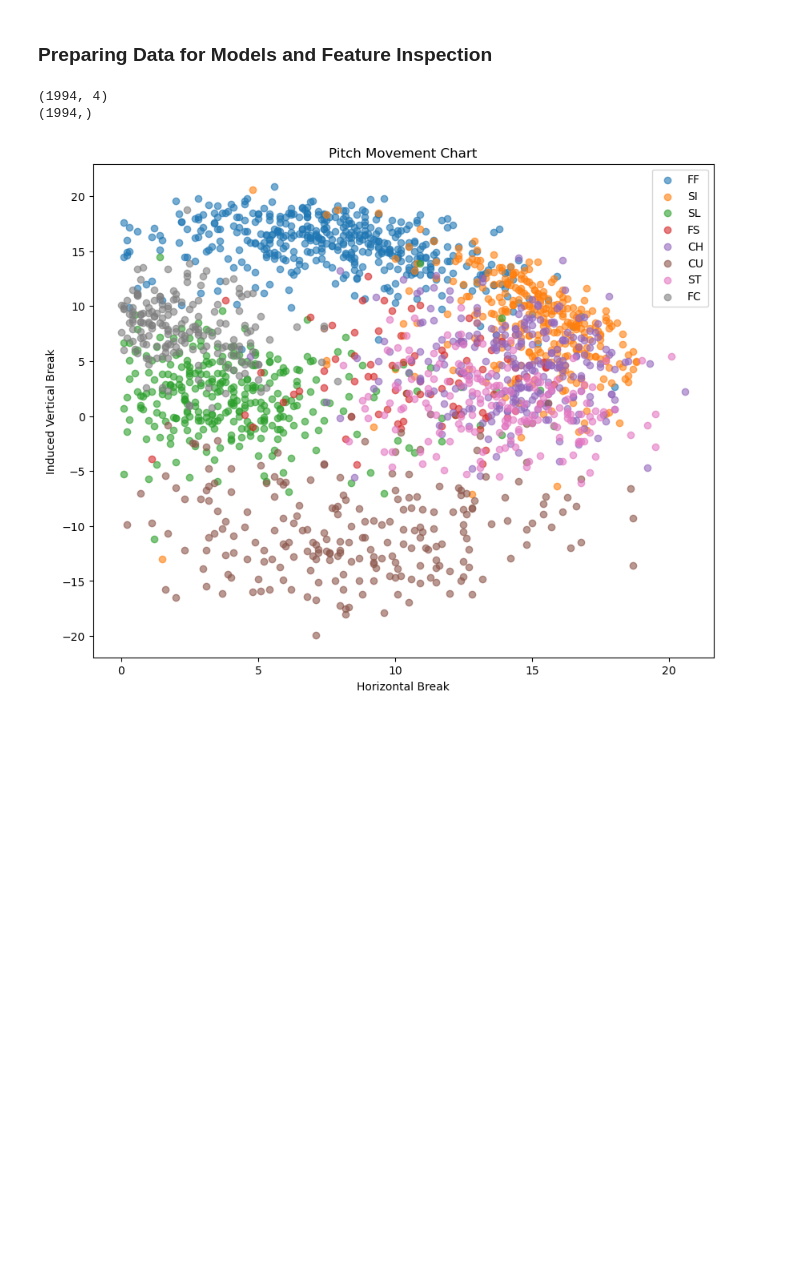
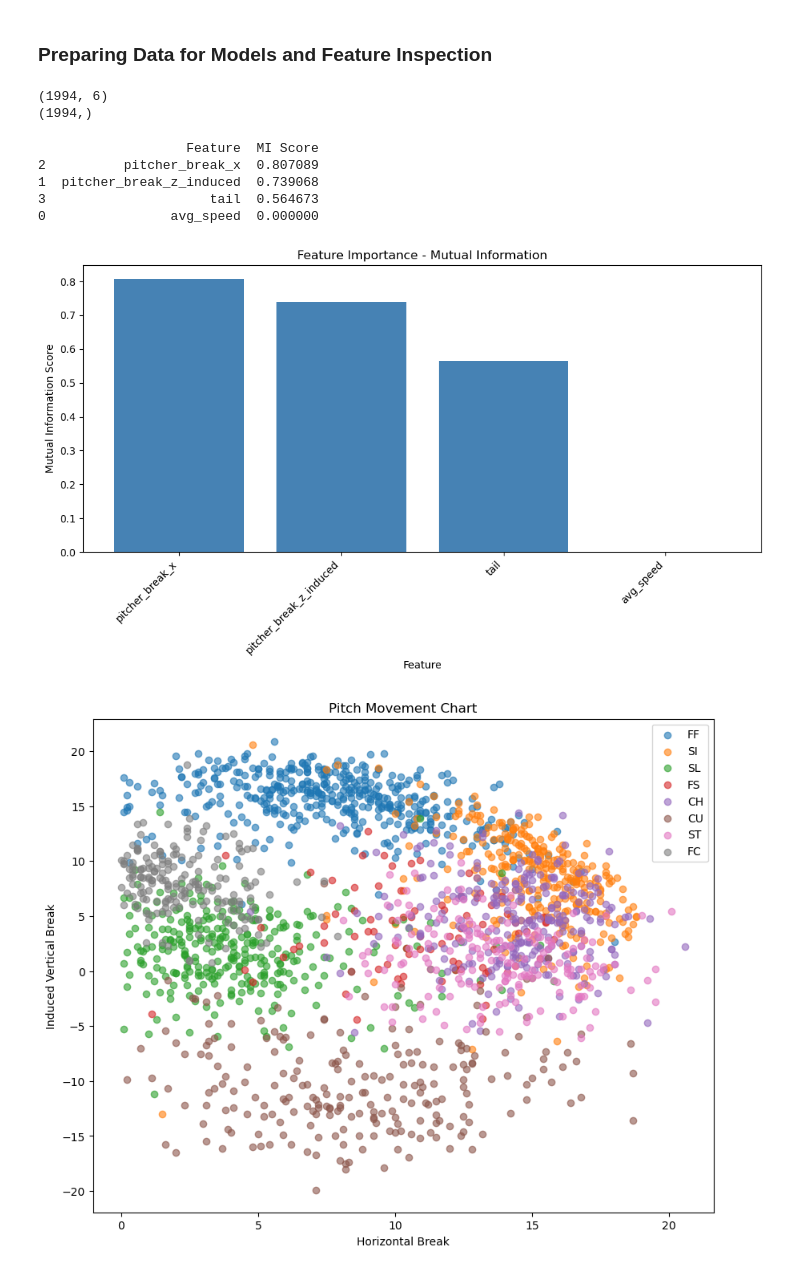
Before and after one commit to micahsmithh/ece1395-pitching-classification, a Jupyter notebook: pitching_classification.ipynb, the cells around one changed output. Saved outputs shown, nothing was run; the diff lists cells and outputs as text; code cells hidden in the pictures; blank space fills up the shorter version.

```diff
--- a/pitching_classification.ipynb
+++ b/pitching_classification.ipynb
@@ -89,8 +95,7 @@ le = LabelEncoder()
 pitch_data['pitch_hand'] = le.fit_transform(pitch_data['pitch_hand'])
 # %%
 #Define feature space
-features = ['avg_speed', 'pitcher_break_z_induced', 'pitcher_break_x', 'pitch_hand'
-]
+features = ['avg_speed', 'pitcher_break_z_induced', 'pitcher_break_x', 'pitch_hand', 'rise', 'tail']
 
 #Features and labels
 X = pitch_data[features]
@@ -100,8 +105,33 @@ y = pitch_data['pitch_type']
 print(X.shape)
 print(y.shape)
 # %% [output]
-(1994, 4)
+(1994, 6)
 (1994,)
+# %%
+mi_scores = mutual_info_classif(X, y)
+
+mi_df = pd.DataFrame({
+    'Feature': features,
+    'MI Score': mi_scores
+}).sort_values('MI Score', ascending=False)
+
+print(mi_df)
+
+plt.figure(figsize=(10, 6))
+plt.bar(mi_df['Feature'], mi_df['MI Score'], color='steelblue')
+plt.xlabel('Feature')
+plt.ylabel('Mutual Information Score')
+plt.title('Feature Importance - Mutual Information')
+plt.xticks(rotation=45, ha='right')
+plt.tight_layout()
+plt.show()
+# %% [output]
+                   Feature  MI Score
+2          pitcher_break_x  0.807089
+1  pitcher_break_z_induced  0.739068
+3                     tail  0.564673
+0                avg_speed  0.000000
+[figure, added]
 # %%
 fig, ax = plt.subplots(figsize=(10, 8))
 
```
Also changed, not shown: parts of 17 cells of this notebook.
